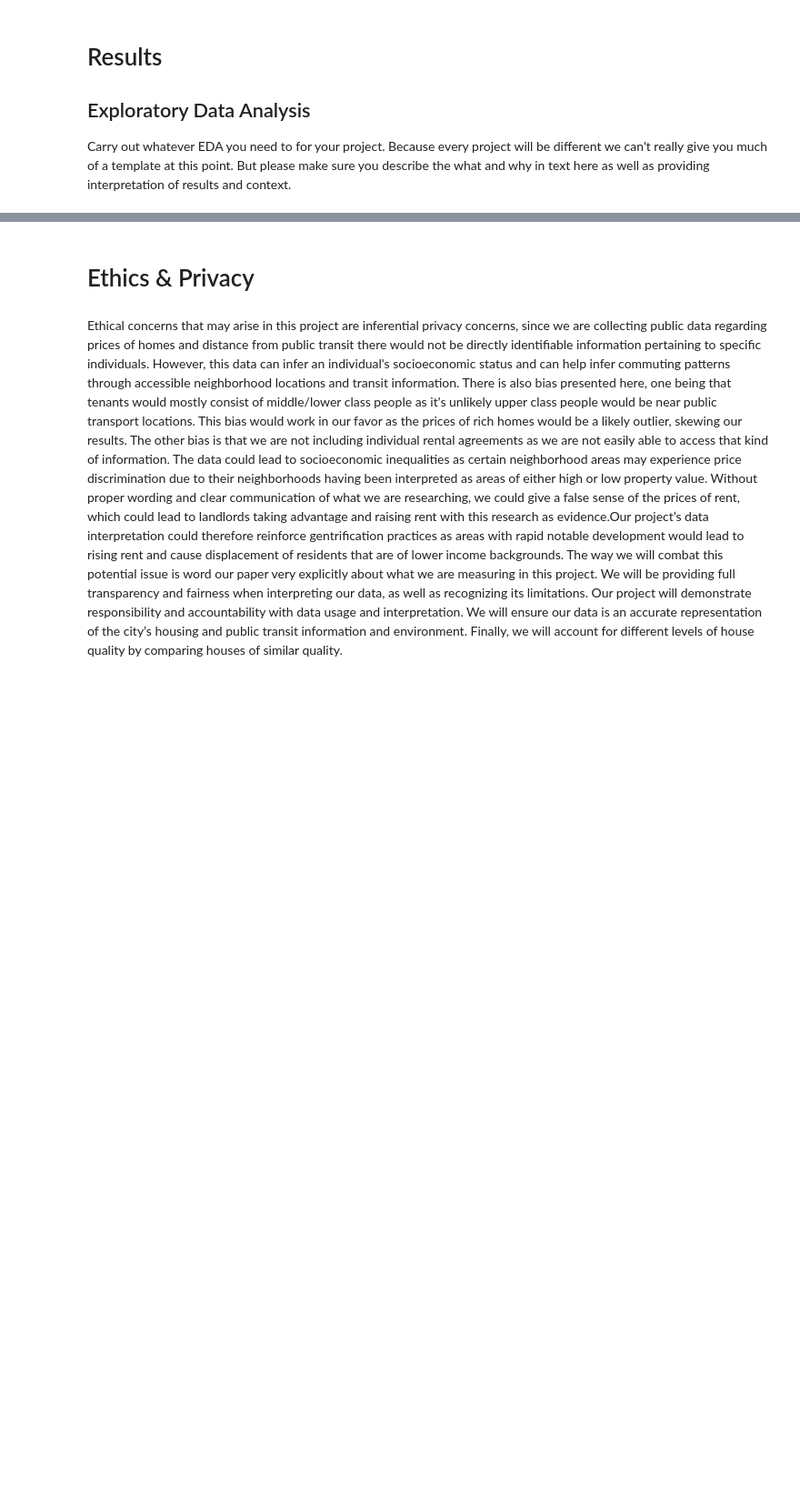
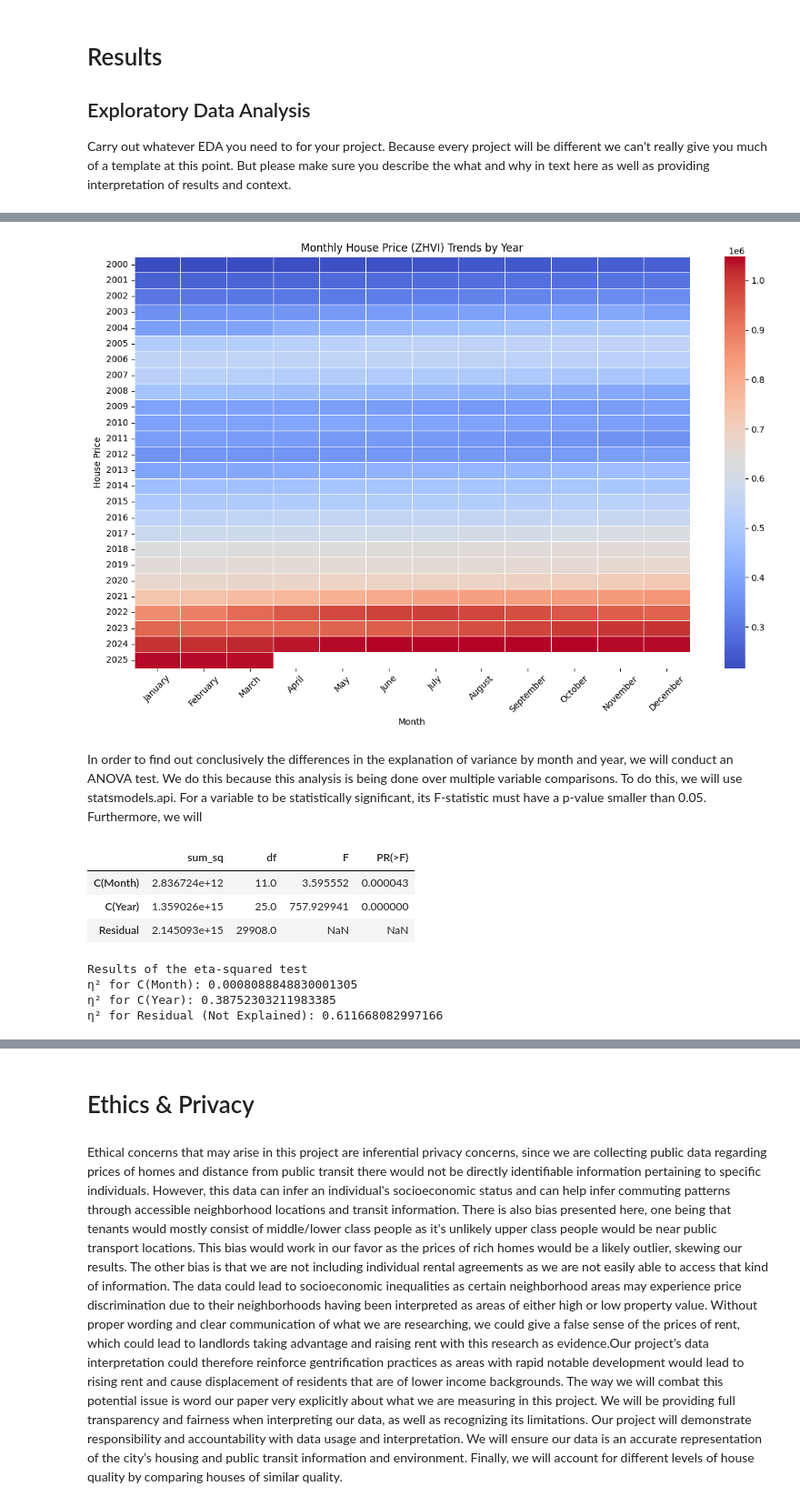
Before and after one commit to sudoYan/SD-Home-Value-Trend-Report, a Jupyter notebook: FinalProject_Group136_SP25.ipynb, the cells around one changed output, grey strips where cells are left out. Shown at 91% size. Saved outputs shown, nothing was run; the diff lists cells and outputs as text; code cells hidden in the pictures; blank space fills up the shorter version.

Commit message:
Final analysis complete and added to final project

```diff
--- a/FinalProject_Group136_SP25.ipynb
+++ b/FinalProject_Group136_SP25.ipynb
@@ -290,0 +276,49 @@ Some more words and stuff.  Remember notebooks work best if you interleave the c
+# %%
+df_anova = zhvi_df[zhvi_df['2000-01-31'].notnull()]
+df_anova = df_anova.melt(var_name='Date', value_name='Price', value_vars=zhvi_df.columns.difference(['RegionID', 'SizeRank', 'RegionName']))
+df_anova['Date'] = pd.to_datetime(df_anova['Date'], format='%Y-%m-%d')
+df_anova['Year'] = df_anova['Date'].dt.year
+df_anova['Month'] = df_anova['Date'].dt.month_name()
+df_anova['Month'] = pd.Categorical(df_anova['Month'], categories=['January', 'February', 'March','April', 'May', 'June', 'July', 'August', 'September', 'October', 'November', 'December'], ordered=True)
+df_anova = df_anova.dropna(subset=['Price'])
+
+heatmap_data = df_anova.groupby(['Year', 'Month'])['Price'].mean().unstack()
+plt.figure(figsize=(12, 8))
+sns.heatmap(heatmap_data, cmap='coolwarm', annot=False, fmt=".0f", linewidths=0.5)
+
+plt.title('Monthly House Price (ZHVI) Trends by Year')
+plt.xlabel('Month')
+plt.ylabel('House Price')
+plt.xticks(rotation=45)
+plt.tight_layout()
+plt.show()
+# %% [output]
+[figure, added]
+# %% [markdown]
+In order to find out conclusively the differences in the explanation of variance by month and year, we will conduct an ANOVA test. We do this because this analysis is being done over multiple variable comparisons. To do this, we will use statsmodels.api. For a variable to be statistically significant, its F-statistic must have a p-value smaller than 0.05. Furthermore, we will
+# %%
+import statsmodels.api as sm
+from statsmodels.formula.api import ols
+model = ols('Price ~ C(Month) + C(Year)', df_anova).fit()
+anova_table = sm.stats.anova_lm(model, typ=2)
+
+anova_table
+# %% [output]
+|  | sum_sq | df | F | PR(>F) |
+| C(Month) | 2.836724e+12 | 11.0 | 3.595552 | 0.000043 |
+| C(Year) | 1.359026e+15 | 25.0 | 757.929941 | 0.000000 |
+| Residual | 2.145093e+15 | 29908.0 | NaN | NaN |
+# %%
+ss_total = anova_table.loc['C(Month)', 'sum_sq'] + anova_table.loc['C(Year)', 'sum_sq'] + anova_table.loc['Residual', 'sum_sq']
+eta_sq_month = anova_table.loc['C(Month)', 'sum_sq'] / ss_total
+eta_sq_year = anova_table.loc['C(Year)', 'sum_sq'] / ss_total
+eta_sq_res = anova_table.loc['Residual', 'sum_sq'] / ss_total
+print("Results of the eta-squared test")
+print(f"η² for C(Month): {eta_sq_month}")
+print(f"η² for C(Year): {eta_sq_year}")
+print(f"η² for Residual (Not Explained): {eta_sq_res}")
+# %% [output]
+Results of the eta-squared test
+η² for C(Month): 0.0008088848830001305
+η² for C(Year): 0.38752303211983385
+η² for Residual (Not Explained): 0.611668082997166
```
Also changed, not shown: parts of 83 cells of this notebook, 7 other files.
